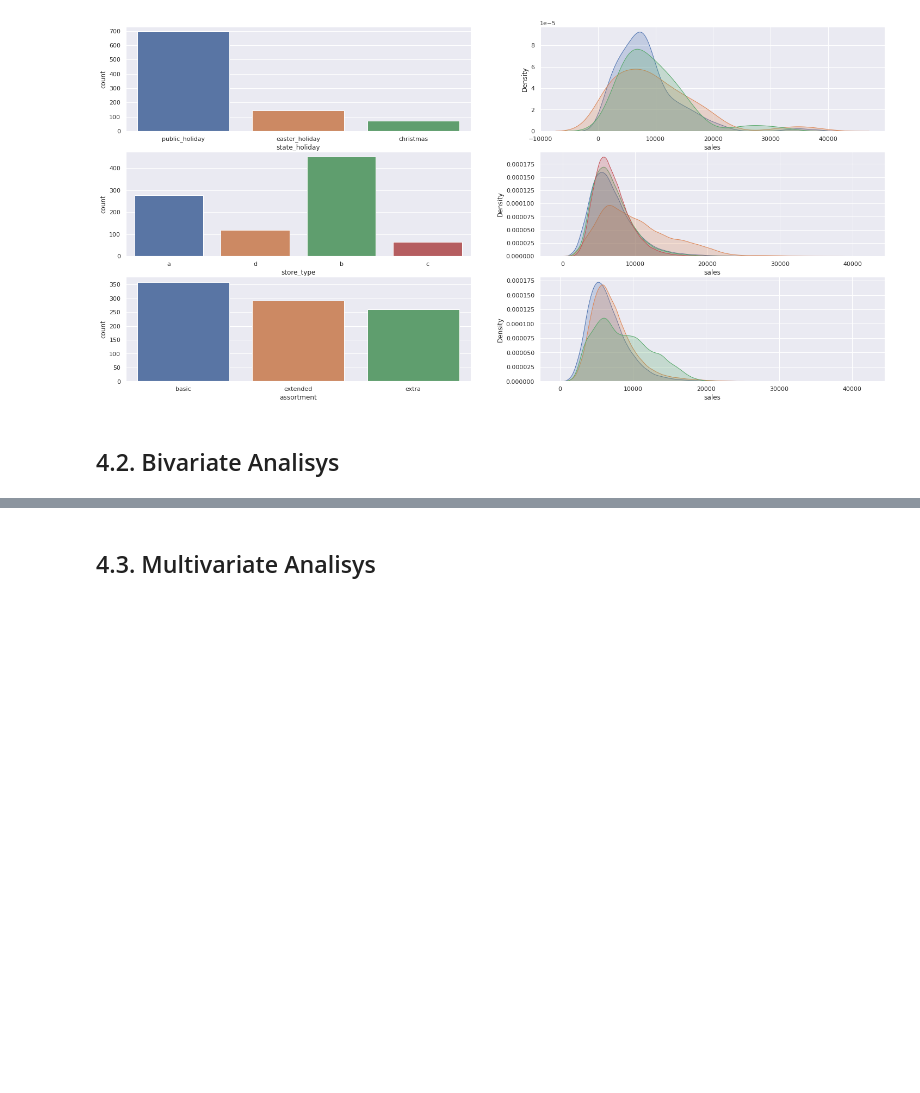
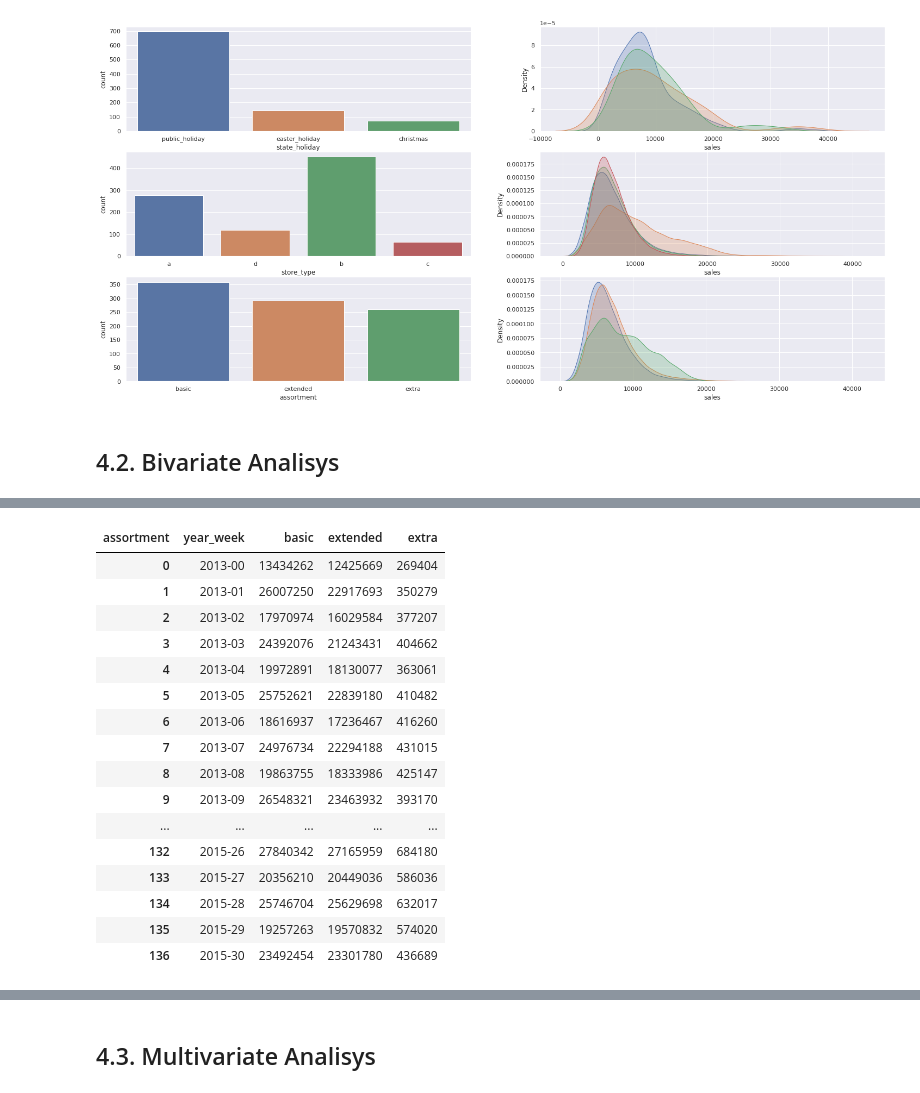
Before and after one commit to felipefvasconcelos/Rossman_Sales_Prediction, a Jupyter notebook: Modulo_04.ipynb, the cells around one changed output, grey strips where cells are left out. Saved outputs shown, nothing was run; the diff lists cells and outputs as text; code cells hidden in the pictures; blank space fills up the shorter version.

```diff
--- a/Modulo_04.ipynb
+++ b/Modulo_04.ipynb
@@ -441,0 +455,20 @@ sns.kdeplot(df4[df4['assortment'] == 'extra']['sales'], label='extra', shade=Tru
+# %%
+aux3
+# %% [output]
+| assortment | year_week | basic | extended | extra |
+| 0 | 2013-00 | 13434262 | 12425669 | 269404 |
+| 1 | 2013-01 | 26007250 | 22917693 | 350279 |
+| 2 | 2013-02 | 17970974 | 16029584 | 377207 |
+| 3 | 2013-03 | 24392076 | 21243431 | 404662 |
+| 4 | 2013-04 | 19972891 | 18130077 | 363061 |
+| 5 | 2013-05 | 25752621 | 22839180 | 410482 |
+| 6 | 2013-06 | 18616937 | 17236467 | 416260 |
+| 7 | 2013-07 | 24976734 | 22294188 | 431015 |
+| 8 | 2013-08 | 19863755 | 18333986 | 425147 |
+| 9 | 2013-09 | 26548321 | 23463932 | 393170 |
+| ... | ... | ... | ... | ... |
+| 132 | 2015-26 | 27840342 | 27165959 | 684180 |
+| 133 | 2015-27 | 20356210 | 20449036 | 586036 |
+| 134 | 2015-28 | 25746704 | 25629698 | 632017 |
+| 135 | 2015-29 | 19257263 | 19570832 | 574020 |
+| 136 | 2015-30 | 23492454 | 23301780 | 436689 |
```
Also changed, not shown: parts of 8 cells of this notebook.
